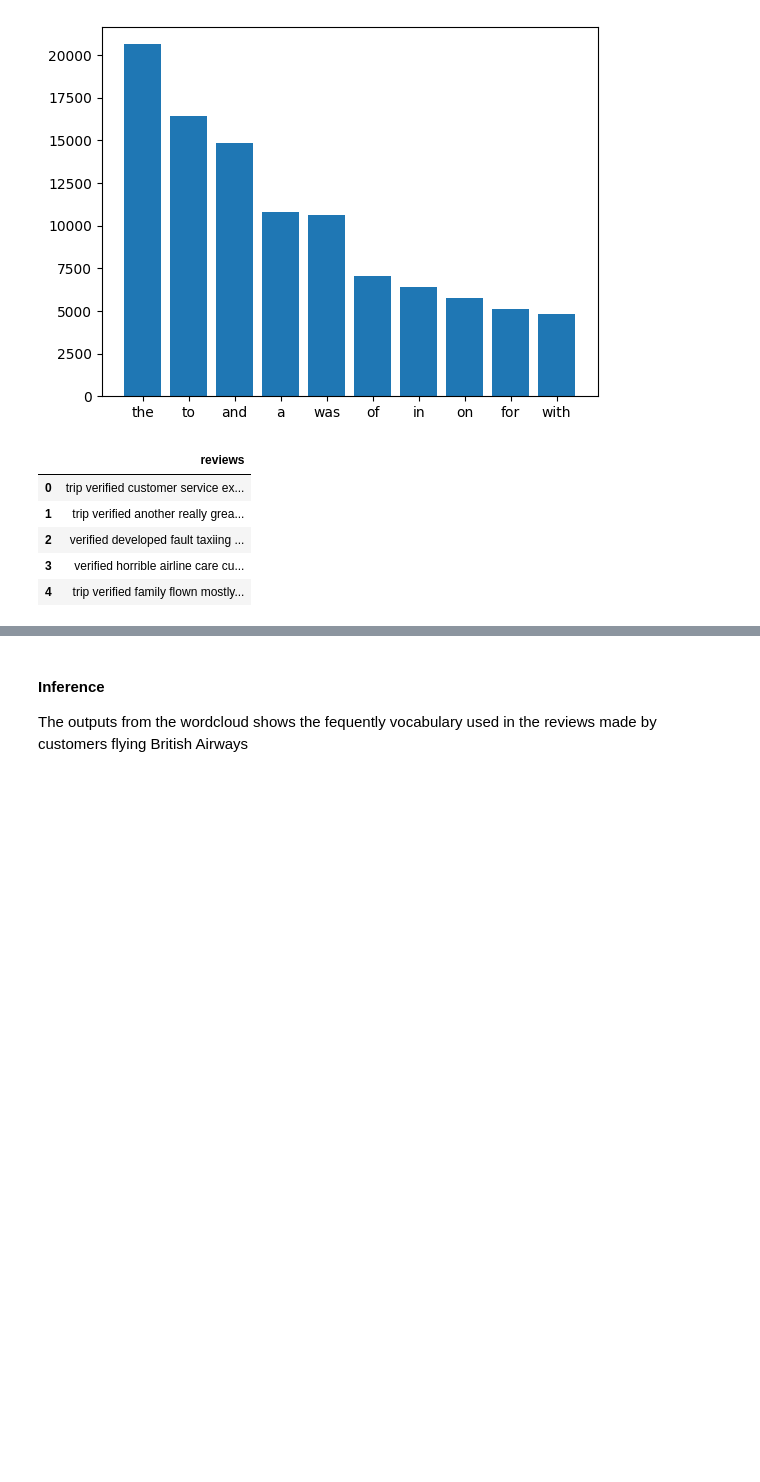
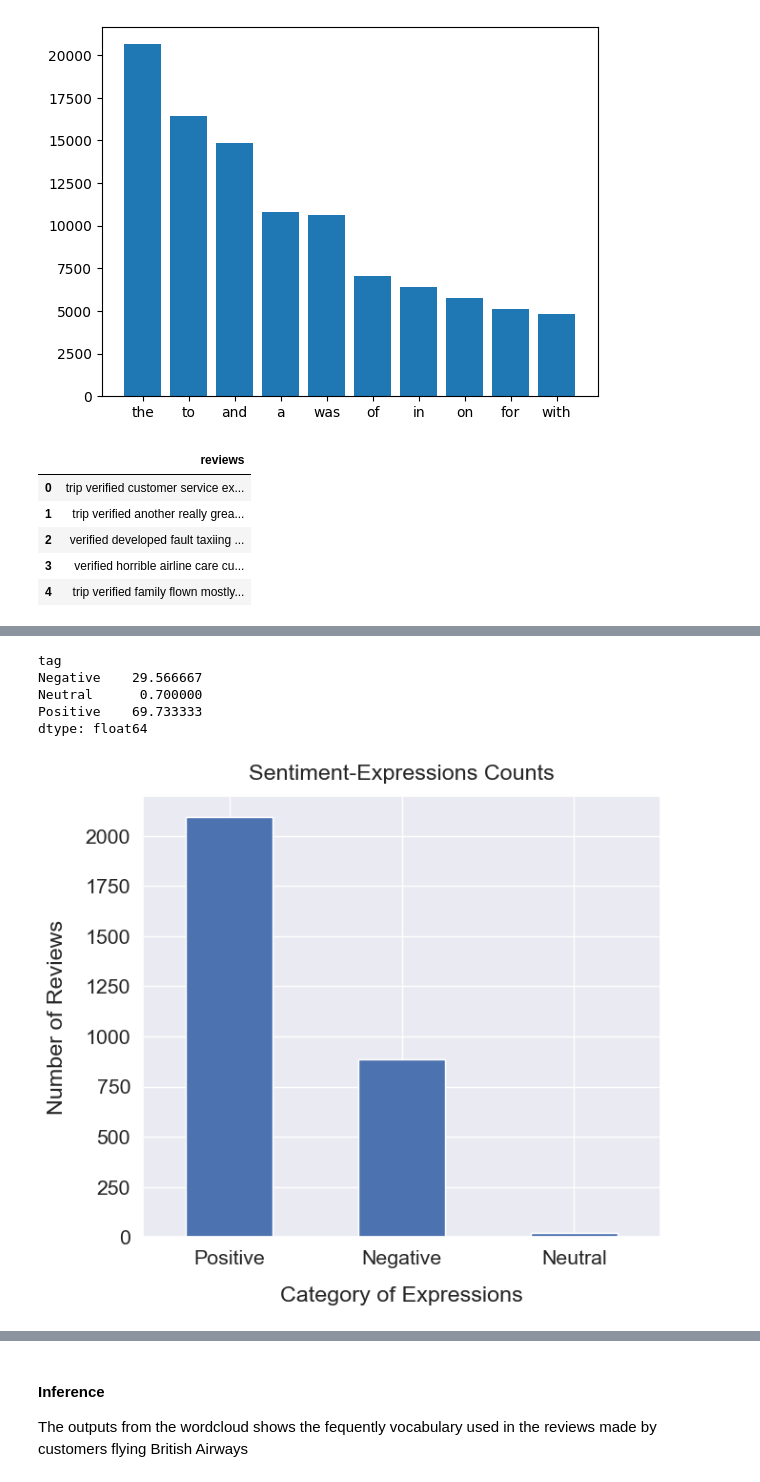
Before and after one commit to joyjoseph/British_Airways, a Jupyter notebook: Web_Scrapping/web_scrapping.ipynb, the cells around one changed output, grey strips where cells are left out. Drawn from its saved outputs; the diff is of its cells as text; code cells hidden in the pictures; blank space fills up the shorter version.

```diff
--- a/Web_Scrapping/web_scrapping.ipynb
+++ b/Web_Scrapping/web_scrapping.ipynb
@@ -243,0 +316,21 @@ df.head()
+# %%
+# getting percentage of various types of tags.
+(df.groupby('tag').size()/df['tag'].count())*100
+# %% [output]
+tag
+Negative    29.566667
+Neutral      0.700000
+Positive    69.733333
+dtype: float64
+# %%
+# importing seaborn libary
+import seaborn as sns
+
+df['tag'].value_counts().plot(kind='bar')
+sns.set(font_scale=1.4)
+df['tag'].value_counts().plot(kind='bar', figsize=(7, 6), rot=0)
+plt.xlabel("Category of Expressions", labelpad=14)
+plt.ylabel("Number of Reviews", labelpad=14)
+plt.title("Sentiment-Expressions Counts", y=1.02);
+# %% [output]
+[figure, added]
```
Also changed, not shown: parts of 12 cells of this notebook.
